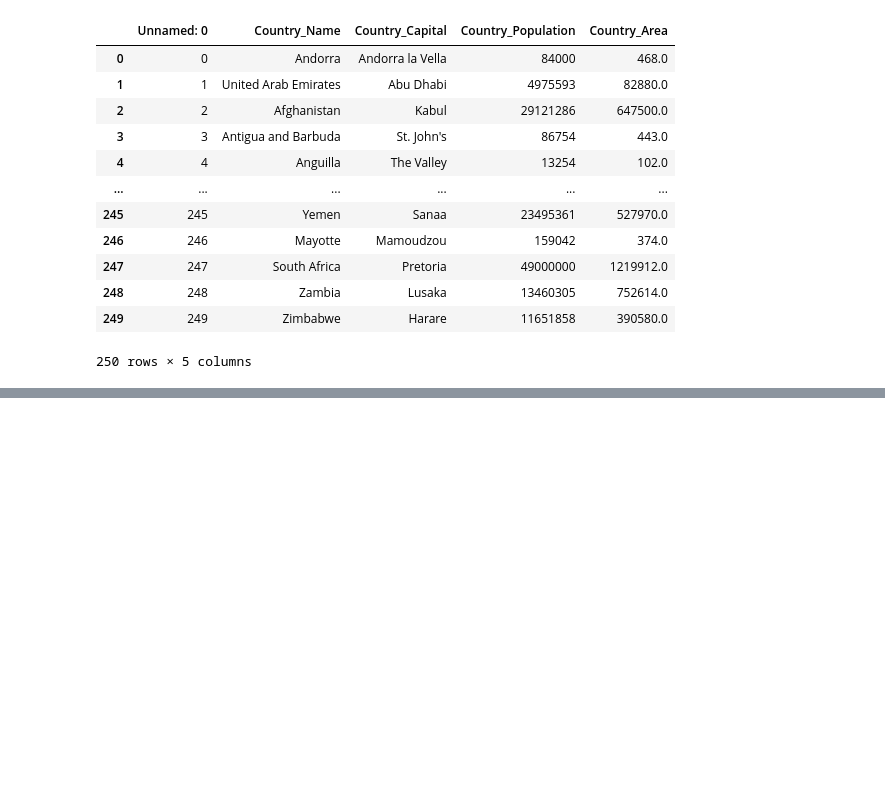
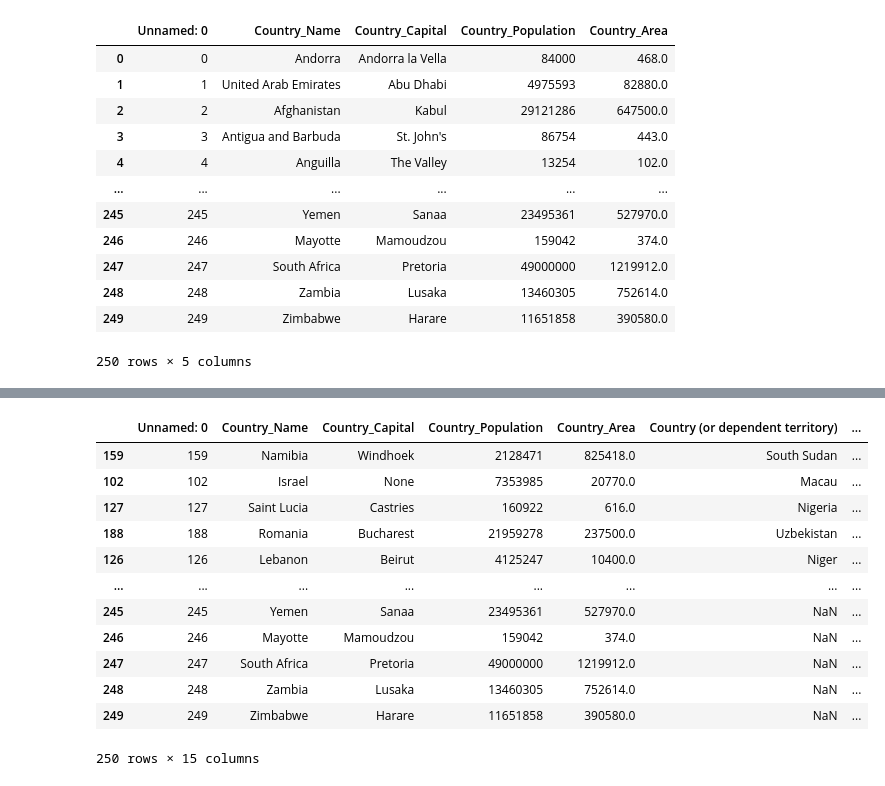
Before and after one commit to PoojaLaveti/Data601, a Jupyter notebook: Week11/hw-11.ipynb, the cells around one changed output, grey strips where cells are left out. Drawn from its saved outputs; the diff is of its cells as text; code cells hidden in the pictures; blank space fills up the shorter version.

```diff
--- a/Week11/hw-11.ipynb
+++ b/Week11/hw-11.ipynb
@@ -149,0 +103,17 @@ https://www.mediawiki.org/
+# %%
+sorteddf = joineddf.sort_values(by='PercentageChange', ascending=False)
+sorteddf
+# %% [output]
+|  | Unnamed: 0 | Country_Name | Country_Capital | Country_Population | Country_Area | Country (or dependent territory) | ... |
+| 159 | 159 | Namibia | Windhoek | 2128471 | 825418.0 | South Sudan | ... |
+| 102 | 102 | Israel | None | 7353985 | 20770.0 | Macau | ... |
+| 127 | 127 | Saint Lucia | Castries | 160922 | 616.0 | Nigeria | ... |
+| 188 | 188 | Romania | Bucharest | 21959278 | 237500.0 | Uzbekistan | ... |
+| 126 | 126 | Lebanon | Beirut | 4125247 | 10400.0 | Niger | ... |
+| ... | ... | ... | ... | ... | ... | ... | ... |
+| 245 | 245 | Yemen | Sanaa | 23495361 | 527970.0 | NaN | ... |
+| 246 | 246 | Mayotte | Mamoudzou | 159042 | 374.0 | NaN | ... |
+| 247 | 247 | South Africa | Pretoria | 49000000 | 1219912.0 | NaN | ... |
+| 248 | 248 | Zambia | Lusaka | 13460305 | 752614.0 | NaN | ... |
+| 249 | 249 | Zimbabwe | Harare | 11651858 | 390580.0 | NaN | ... |
+250 rows × 15 columns
```
Also changed, not shown: parts of 15 cells of this notebook.
